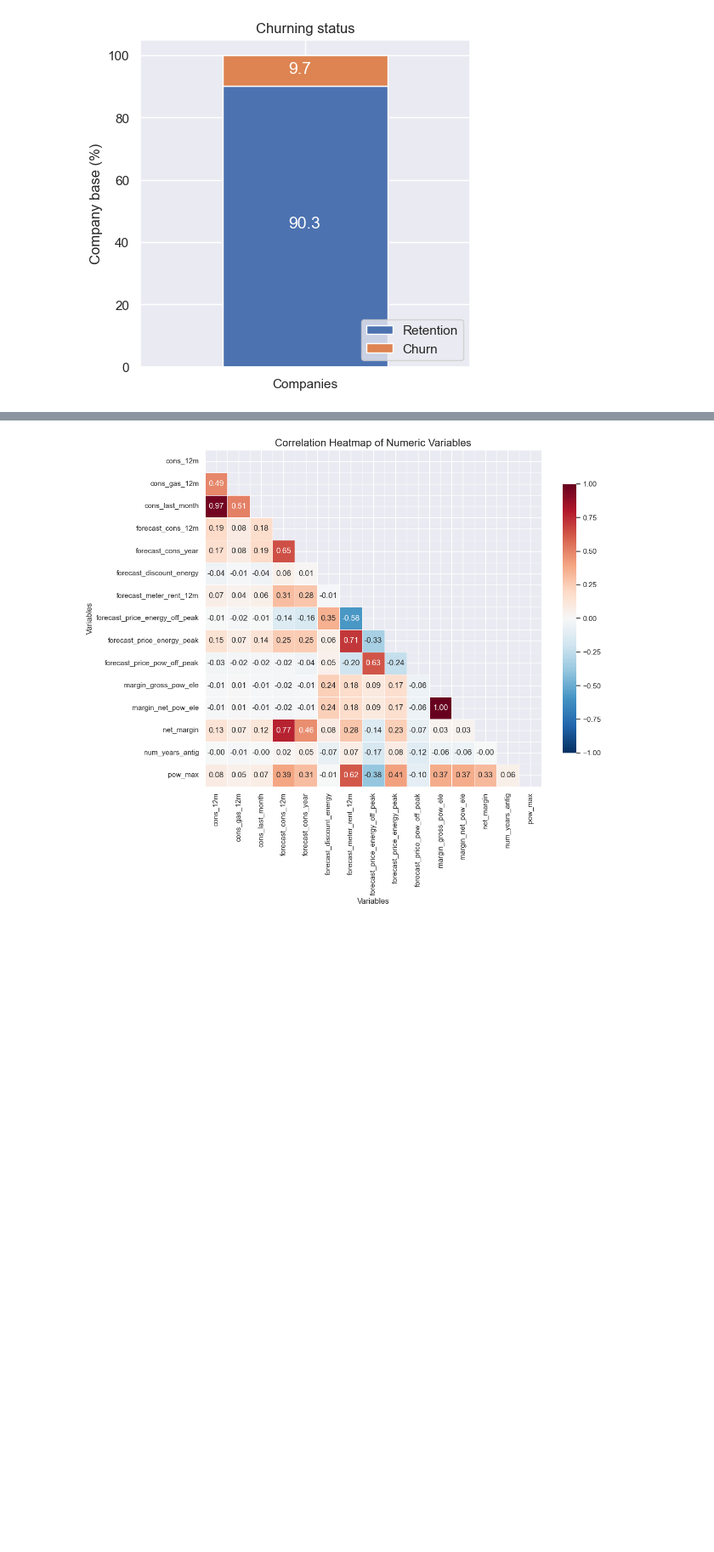
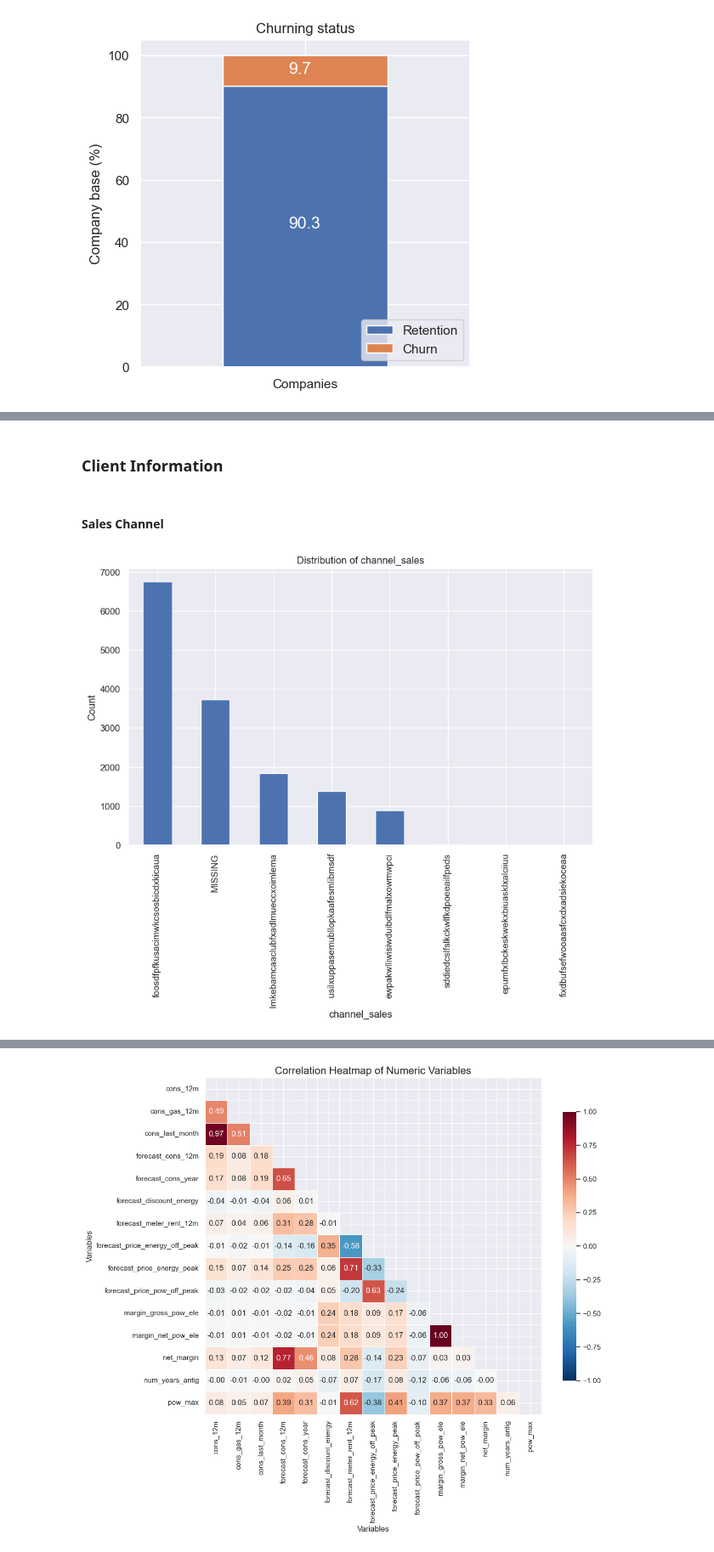
Before and after one commit to ramdhanhdy/DS_Project, a Jupyter notebook: BCG_DataScience_VI/Task2_EDA.ipynb, the cells around one changed output, grey strips where cells are left out. Shown at 85% size. Drawn from its saved outputs; the diff is of its cells as text; code cells hidden in the pictures; blank space fills up the shorter version.

```diff
--- a/BCG_DataScience_VI/Task2_EDA.ipynb
+++ b/BCG_DataScience_VI/Task2_EDA.ipynb
@@ -229,0 +194,15 @@ Name: count, dtype: int64
+# %% [markdown]
+### Client Information
+# %% [markdown]
+#### Sales Channel
+# %%
+def plot_channel_sales_distribution(df, column='channel_sales'):
+    fig, ax = plt.subplots(figsize=(10, 6))
+    df[column].value_counts().plot(kind='bar', ax=ax)
+    ax.set_xlabel(column)
+    ax.set_ylabel('Count')
+    ax.set_title('Distribution of channel_sales')
+
+plot_channel_sales_distribution(client_df, 'channel_sales')
+# %% [output]
+[figure, added]
```
Also changed, not shown: parts of 50 cells of this notebook, 1 other file.
